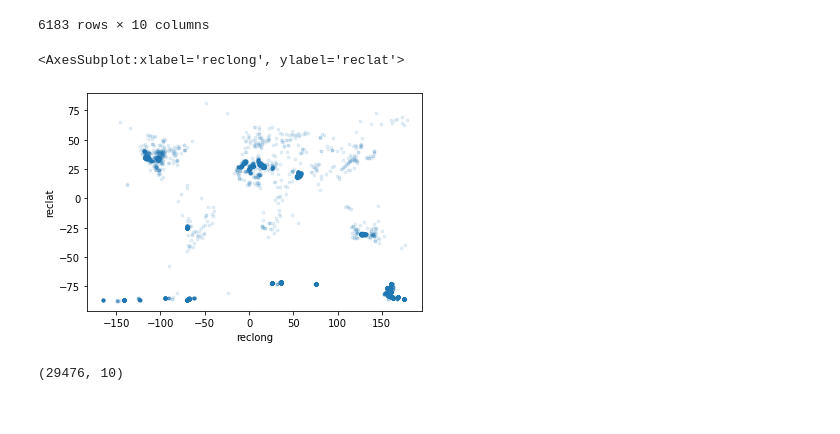
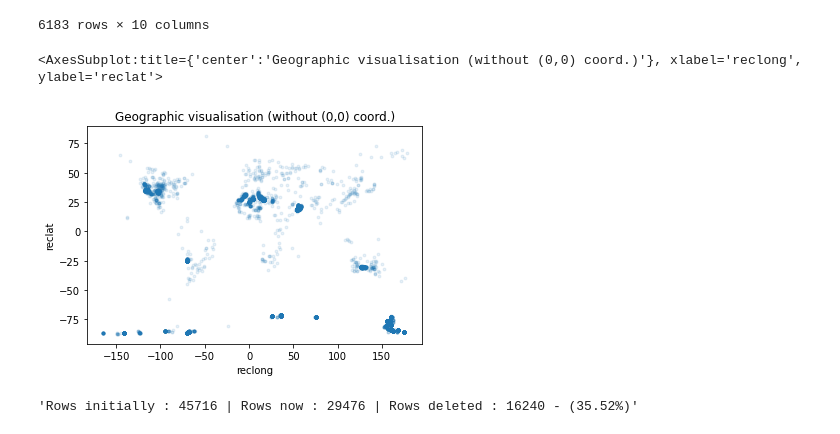
Before and after one commit to Kartmaan/Meteorite_landings, a Jupyter notebook: meteorite_landings.ipynb, the cells around one changed output. Cells and saved outputs as stored; diff of their text form; code cells hidden in the pictures.

```diff
--- a/meteorite_landings.ipynb
+++ b/meteorite_landings.ipynb
@@ -253,11 +265,11 @@ df.loc[(df['reclat'] == 0.0) & (df['reclong'] == 0.0)]
 # %%
 df = df.loc[(df['reclat'] != 0.0) & (df['reclong'] != 0.0)]
 # %%
-df.plot(kind='scatter', x='reclong', y='reclat', alpha=0.1, s=8)
+df.plot(kind='scatter', x='reclong', y='reclat', alpha=0.1, s=8, title='Geographic visualisation (without (0,0) coord.)')
 # %% [output]
-<AxesSubplot:xlabel='reclong', ylabel='reclat'>
+<AxesSubplot:title={'center':'Geographic visualisation (without (0,0) coord.)'}, xlabel='reclong', ylabel='reclat'>
-[figure, old version]
+[figure, new version]
-# %%
-df.shape
-# %% [output]
-(29476, 10)
+# %%
+del_count(df.shape)
+# %% [output]
+'Rows initially : 45716 | Rows now : 29476 | Rows deleted : 16240 - (35.52%)'
```
Also changed, not shown: parts of 13 cells of this notebook.
